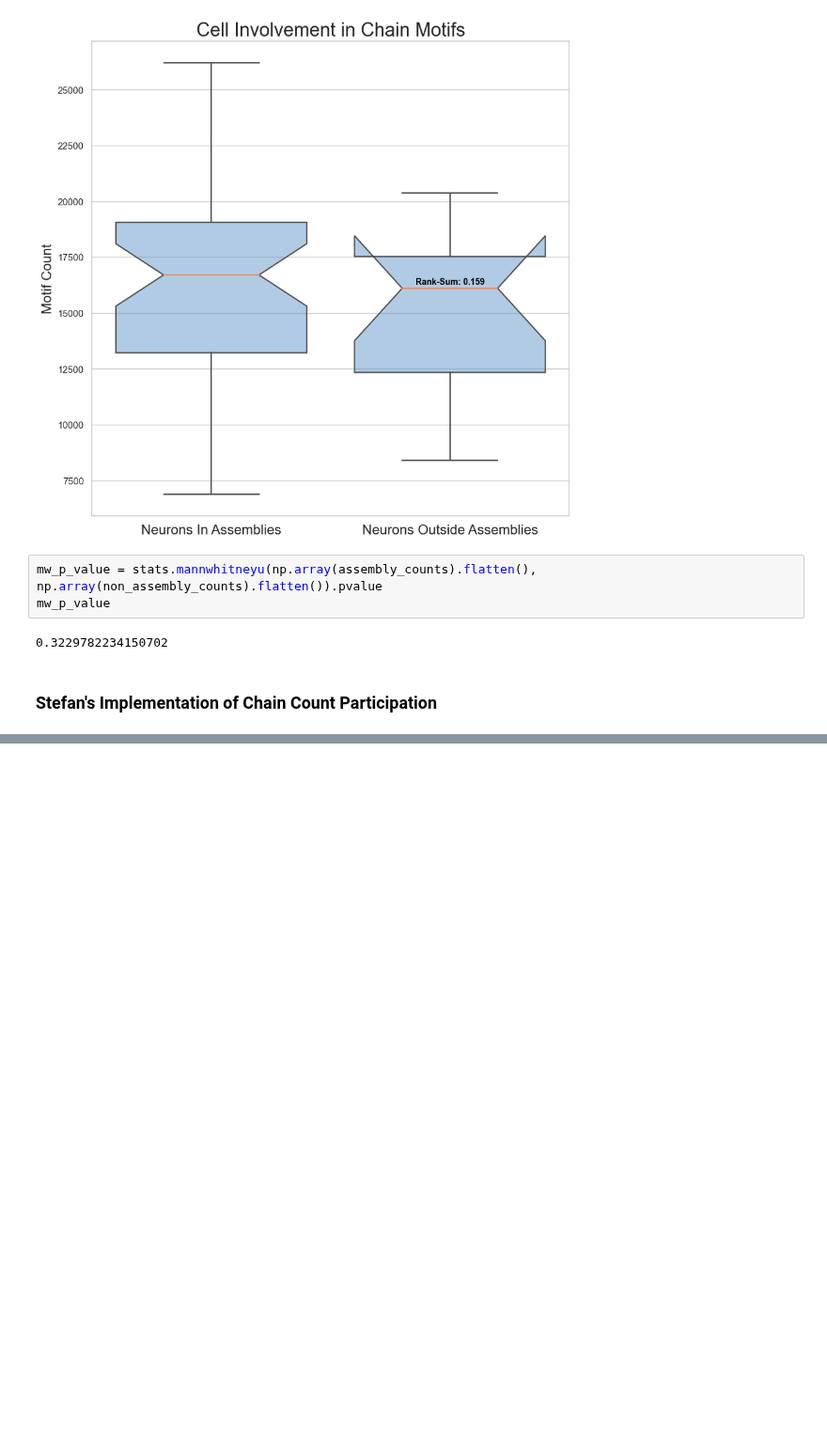
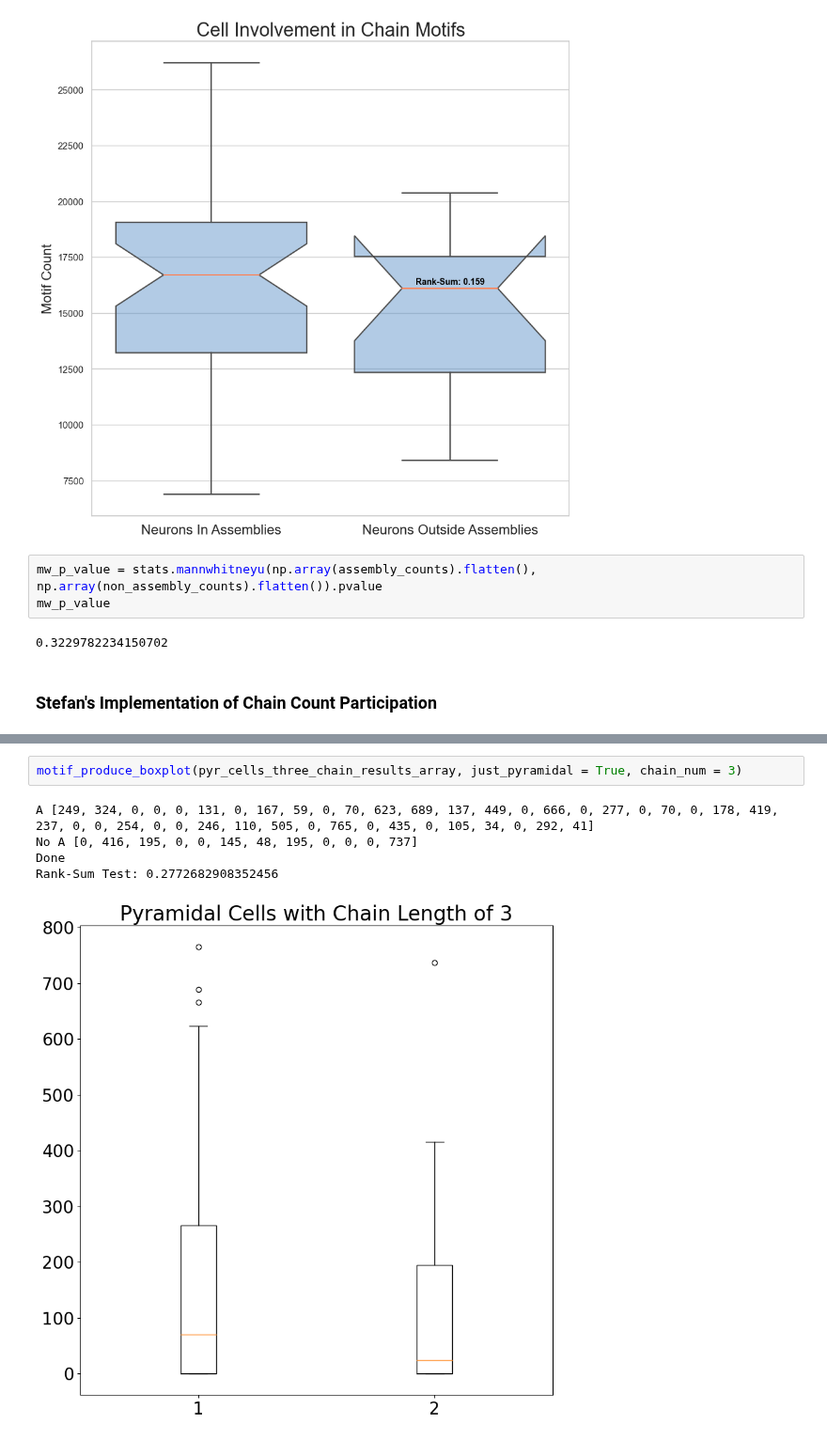
Before and after one commit to Jawagnercarena/Assembly_Organization, a Jupyter notebook: AssemblyPaperFigures/FigureCode/Figure5/Figure5.ipynb, the cells around one changed output, grey strips where cells are left out. Shown at 94% size. Cells and saved outputs as stored; diff of their text form; blank space fills up the shorter version.

```diff
--- a/AssemblyPaperFigures/FigureCode/Figure5/Figure5.ipynb
+++ b/AssemblyPaperFigures/FigureCode/Figure5/Figure5.ipynb
@@ -598,0 +611,8 @@ stats.ranksums(np.array(pooled_assembly_cell_participation).flatten(), np.array(
+# %%
+motif_produce_boxplot(pyr_cells_three_chain_results_array, just_pyramidal = True, chain_num = 3)
+# %% [output]
+A [249, 324, 0, 0, 0, 131, 0, 167, 59, 0, 70, 623, 689, 137, 449, 0, 666, 0, 277, 0, 70, 0, 178, 419, 237, 0, 0, 254, 0, 0, 246, 110, 505, 0, 765, 0, 435, 0, 105, 34, 0, 292, 41]
+No A [0, 416, 195, 0, 0, 145, 48, 195, 0, 0, 0, 737]
+Done
+Rank-Sum Test: 0.2772682908352456
+[figure, added]
```
Also changed, not shown: parts of 8 cells of this notebook, 3 other files.
